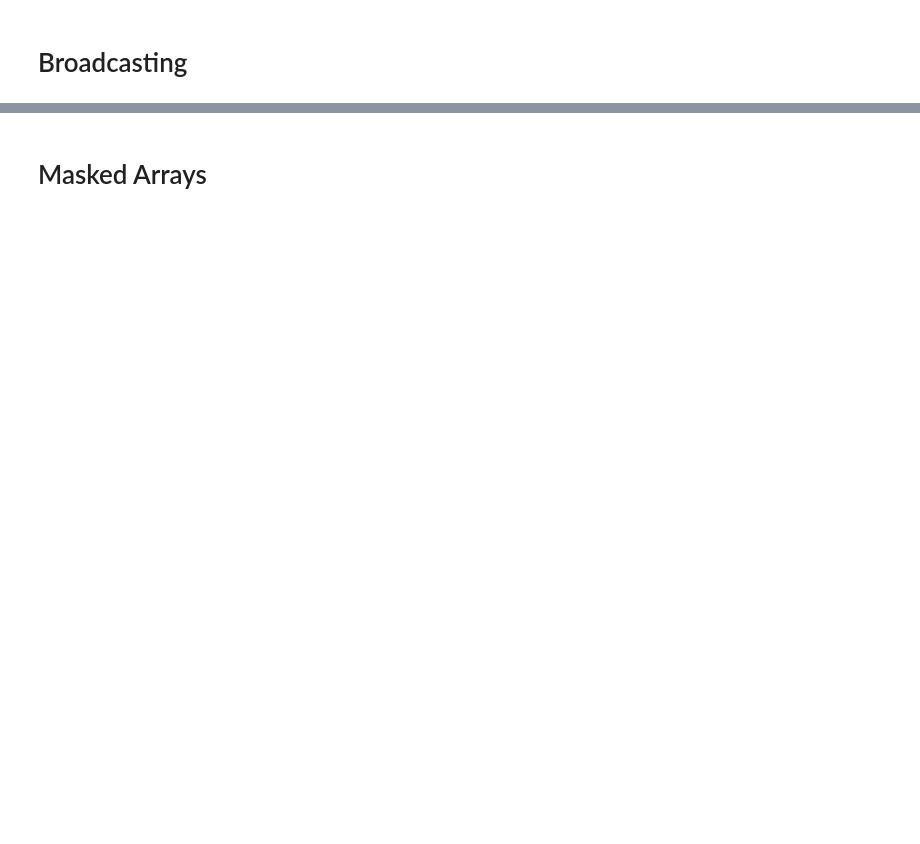
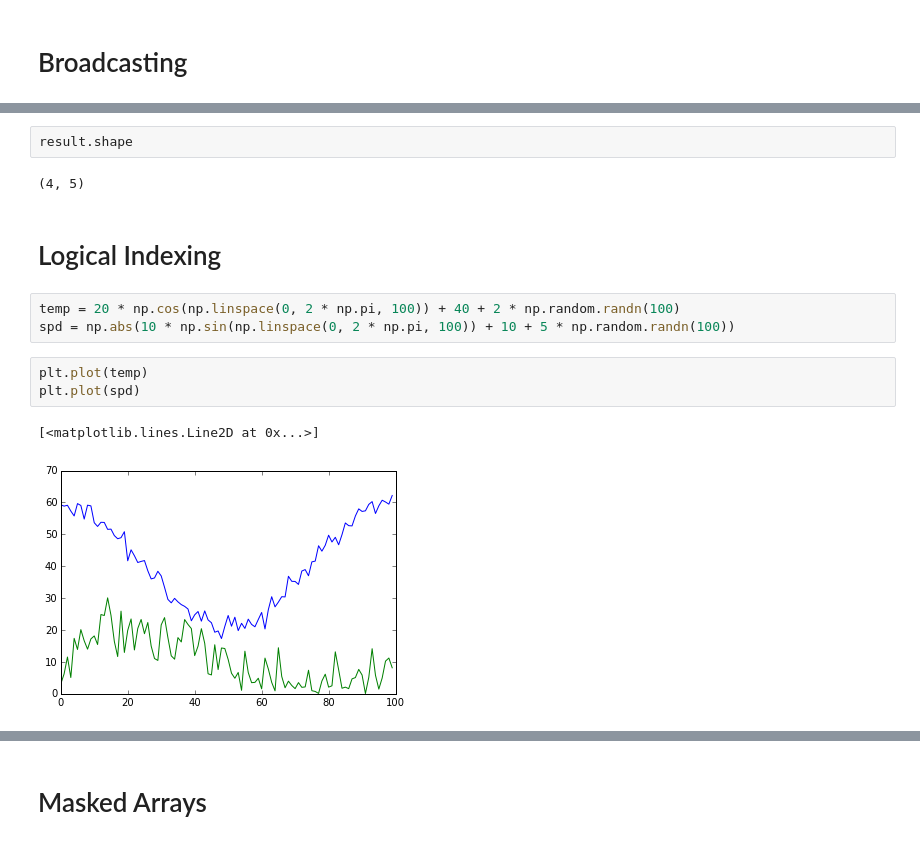
Before and after one commit to russrew/unidata-python-workshop, a Jupyter notebook: numpy.ipynb, the cells around one changed output, grey strips where cells are left out. Drawn from its saved outputs; the diff is of its cells as text; blank space fills up the shorter version.

```diff
--- a/numpy.ipynb
+++ b/numpy.ipynb
@@ -114,0 +180,15 @@ array([[ 0,  2],
+# %%
+result.shape
+# %% [output]
+(4, 5)
+# %% [markdown]
+# Logical Indexing
+# %%
+temp = 20 * np.cos(np.linspace(0, 2 * np.pi, 100)) + 40 + 2 * np.random.randn(100)
+spd = np.abs(10 * np.sin(np.linspace(0, 2 * np.pi, 100)) + 10 + 5 * np.random.randn(100))
+# %%
+plt.plot(temp)
+plt.plot(spd)
+# %% [output]
+[<matplotlib.lines.Line2D at 0x...>]
+[figure, added]
```
Also changed, not shown: parts of 28 cells of this notebook.
